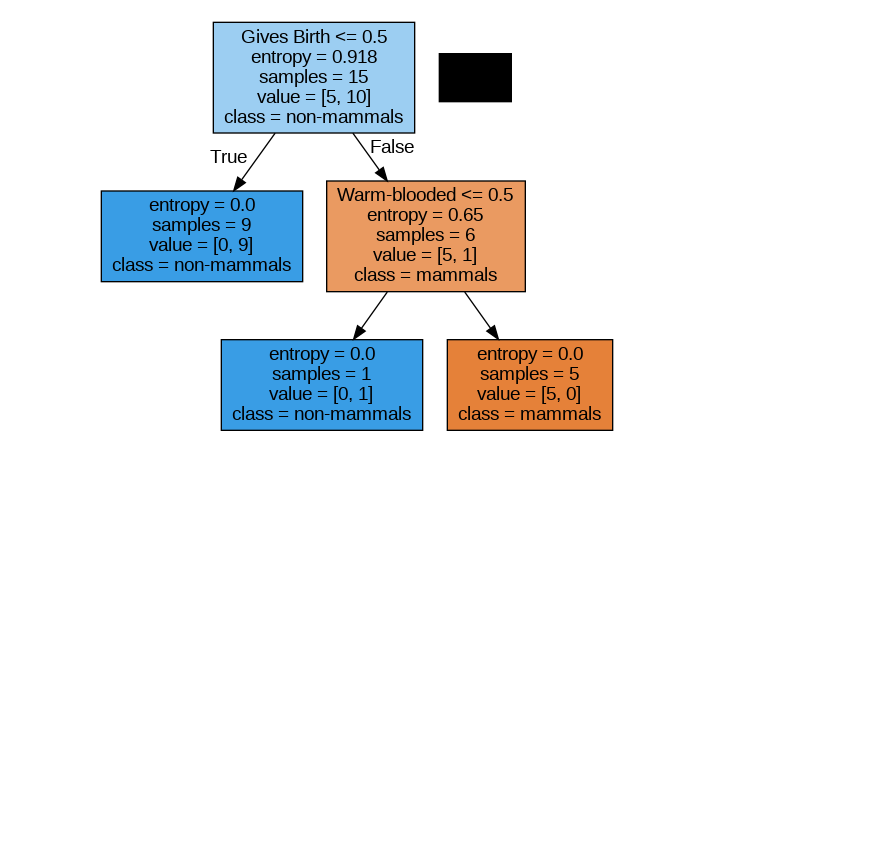
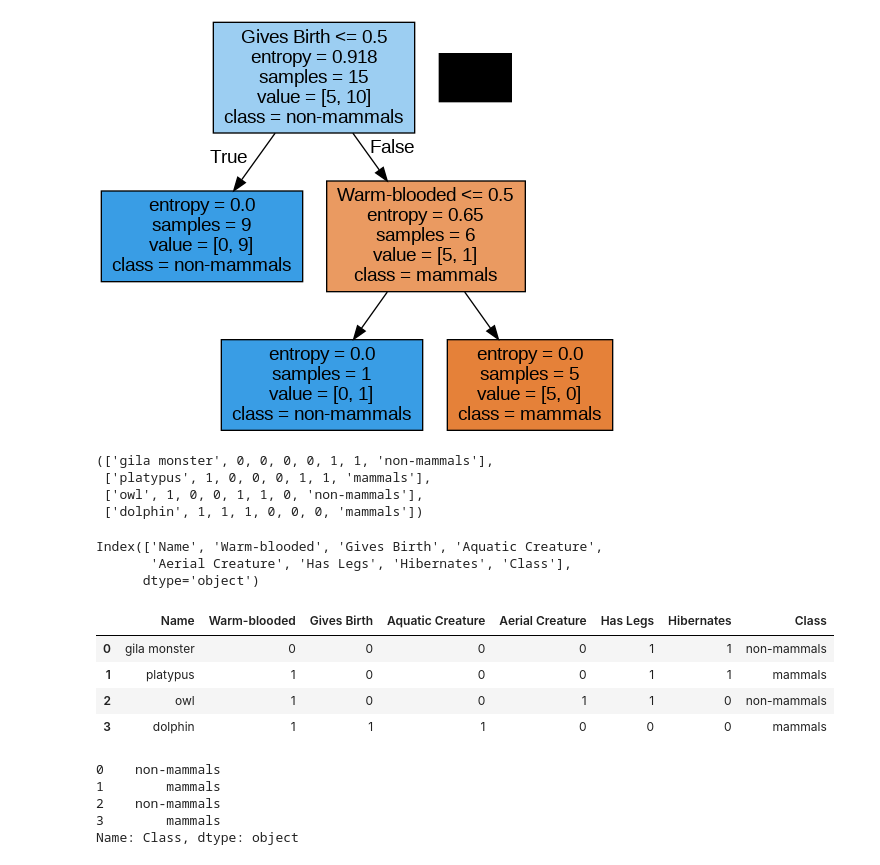
Before and after one commit to MichelleOnchieku/DT, a Jupyter notebook: Decision_Trees.ipynb, the cells around one changed output. Saved outputs shown, nothing was run; the diff lists cells and outputs as text; code cells hidden in the pictures; blank space fills up the shorter version.

```diff
--- a/Decision_Trees.ipynb
+++ b/Decision_Trees.ipynb
@@ -279,3 +281,26 @@ Image(graph.create_png())
 [figure]
 # %%
 testData = ['gila monster', 0,0,0,0,1,1, 'non-mammals'], ['platypus',1,0,0,0,1,1,'mammals'], ['owl',1,0,0,1,1,0,'non-mammals'], ['dolphin',1,1,1,0,0,0,'mammals']
+# %%
+testData
+# %% [output]
+(['gila monster', 0, 0, 0, 0, 1, 1, 'non-mammals'],
+ ['platypus', 1, 0, 0, 0, 1, 1, 'mammals'],
+ ['owl', 1, 0, 0, 1, 1, 0, 'non-mammals'],
+ ['dolphin', 1, 1, 1, 0, 0, 0, 'mammals'])
+# %%
+data.columns
+# %% [output]
+Index(['Name', 'Warm-blooded', 'Gives Birth', 'Aquatic Creature',
+       'Aerial Creature', 'Has Legs', 'Hibernates', 'Class'],
+      dtype='object')
+# %%
+testData = pd.DataFrame(testData, columns = data.columns)
+# %%
+testData
+# %% [output]
+|  | Name | Warm-blooded | Gives Birth | Aquatic Creature | Aerial Creature | Has Legs | Hibernates | Class |
+| 0 | gila monster | 0 | 0 | 0 | 0 | 1 | 1 | non-mammals |
+| 1 | platypus | 1 | 0 | 0 | 0 | 1 | 1 | mammals |
+| 2 | owl | 1 | 0 | 0 | 1 | 1 | 0 | non-mammals |
+| 3 | dolphin | 1 | 1 | 1 | 0 | 0 | 0 | mammals |
@@ -281,0 +311,8 @@ testData = ['gila monster', 0,0,0,0,1,1, 'non-mammals'], ['platypus',1,0,0,0,1,1
+# %%
+testY
+# %% [output]
+0    non-mammals
+1        mammals
+2    non-mammals
+3        mammals
+Name: Class, dtype: object
```
Also changed, not shown: parts of 15 cells of this notebook.
